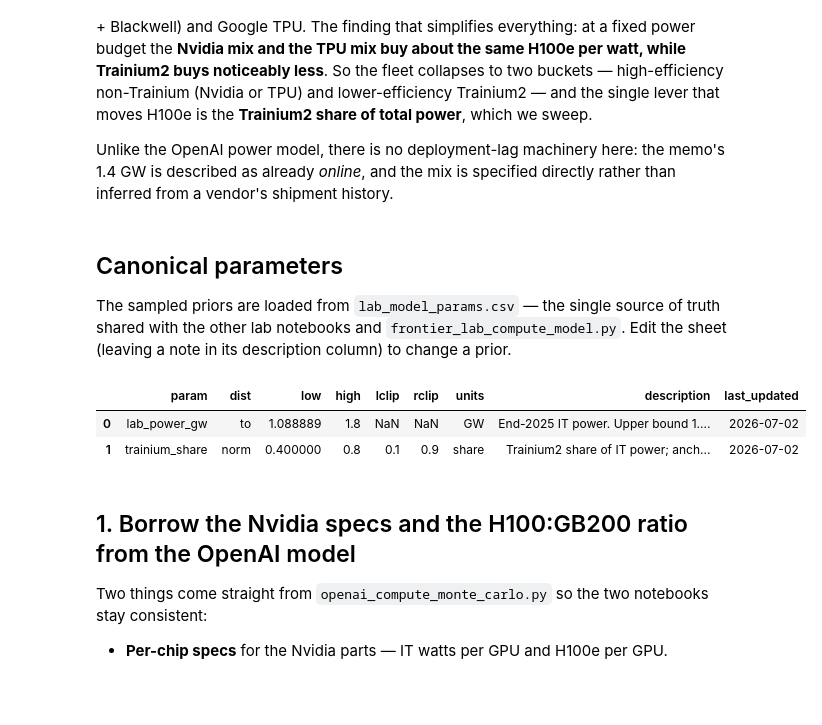
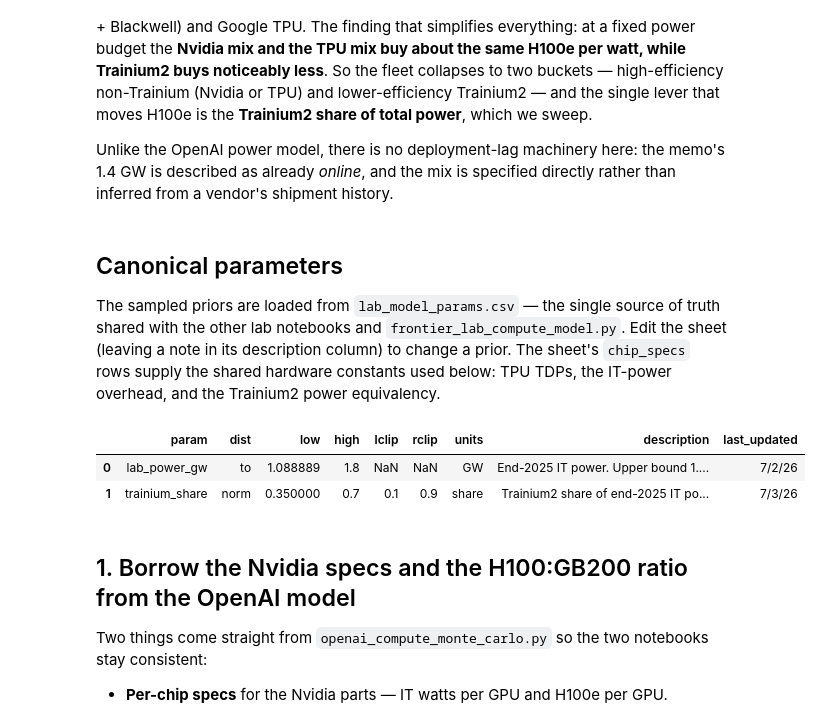
Before and after one commit to epoch-research/ai-companies, a Jupyter notebook: ai-lab-compute/anthropic_compute_monte_carlo.ipynb, the cells around one changed output. Cells and saved outputs as stored; diff of their text form; code cells hidden in the pictures; blank space fills up the shorter version.

Commit message:
some param updates and refactoring

```diff
--- a/ai-lab-compute/anthropic_compute_monte_carlo.ipynb
+++ b/ai-lab-compute/anthropic_compute_monte_carlo.ipynb
@@ -56,18 +56,22 @@ def percentiles(samples):
 The sampled priors are loaded from `lab_model_params.csv` — the single source
 of truth shared with the other lab notebooks and `frontier_lab_compute_model.py`.
 Edit the sheet (leaving a note in its description column) to change a prior.
+The sheet's `chip_specs` rows supply the shared hardware constants used below:
+TPU TDPs, the IT-power overhead, and the Trainium2 power equivalency.
 # %%
 import sys
 if not Path('lab_compute_utils.py').exists():
     sys.path.append(str(Path('ai-lab-compute').resolve()))  # allow running from the repo root
 from lab_compute_utils import load_lab_params, lab_params_table
 
-PARAMS = load_lab_params()['anthropic']
+LAB_PARAMS = load_lab_params()
+PARAMS = LAB_PARAMS['anthropic']
+CHIP_SPECS = LAB_PARAMS['chip_specs']
 lab_params_table('anthropic')
 # %% [output]
 |  | param | dist | low | high | lclip | rclip | units | description | last_updated |
-| 0 | lab_power_gw | to | 1.088889 | 1.8 | NaN | NaN | GW | End-2025 IT power. Upper bound 1.... | 2026-07-02 |
-| 1 | trainium_share | norm | 0.400000 | 0.8 | 0.1 | 0.9 | share | Trainium2 share of IT power; anch... | 2026-07-02 |
+| 0 | lab_power_gw | to | 1.088889 | 1.8 | NaN | NaN | GW | End-2025 IT power. Upper bound 1.... | 7/2/26 |
+| 1 | trainium_share | norm | 0.350000 | 0.7 | 0.1 | 0.9 | share | Trainium2 share of end-2025 IT po... | 7/3/26 |
 # %% [markdown]
 ## 1. Borrow the Nvidia specs and the H100:GB200 ratio from the OpenAI model
 
```
Also changed, not shown: parts of 14 cells of this notebook, 7 other files.
